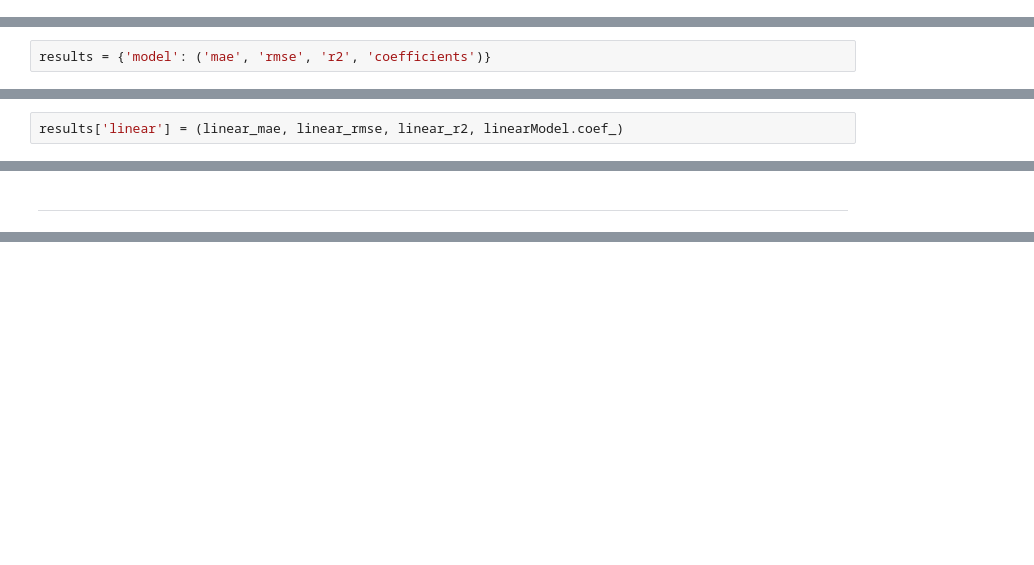
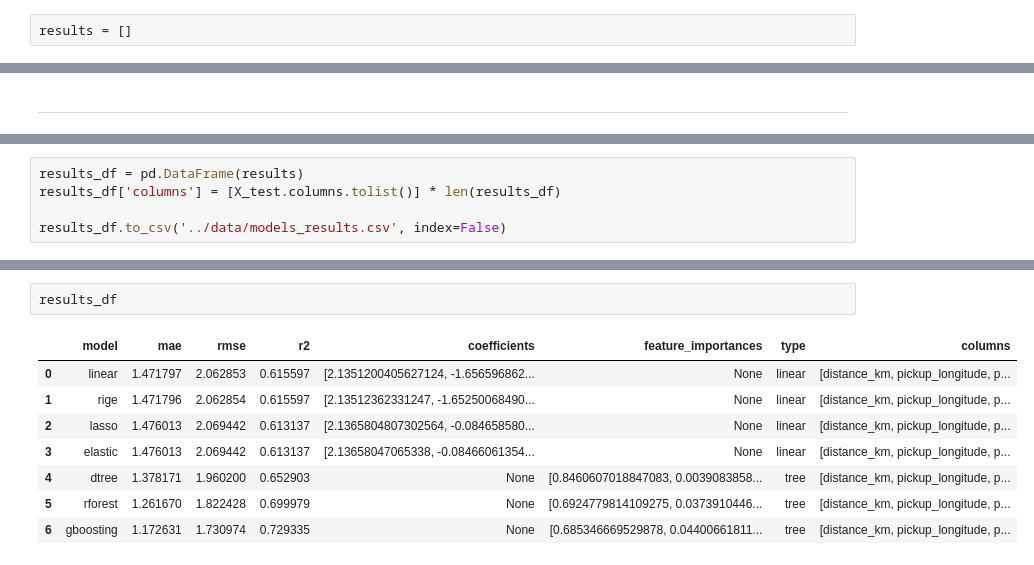
Before and after one commit to SafoanMiah/uber_models, a Jupyter notebook: notebooks/model_training.ipynb, the cells around one changed output, grey strips where cells are left out. Cells and saved outputs as stored; diff of their text form; blank space fills up the shorter version.

Commit message:
SQL DB implementation Notebook cleanup Model Analysis and Saving complete

```diff
--- a/notebooks/model_training.ipynb
+++ b/notebooks/model_training.ipynb
@@ -49,0 +63,2 @@ uber.head()
+# %%
+results = []
@@ -57,2 +99,0 @@ y = uber['fare_amount']                  #target variable
-# %%
-results = {'model': ('mae', 'rmse', 'r2', 'coefficients')}
@@ -118,4 +155,2 @@ R2: 0.6155968775648837
 
 $$R^2 = 1 - \frac{\sum_{i=1}^{n} (y_i - \hat{y}_i)^2}{\sum_{i=1}^{n} (y_i - \bar{y})^2}$$
-# %%
-results['linear'] = (linear_mae, linear_rmse, linear_r2, linearModel.coef_)
@@ -434,0 +433,5 @@ score_best_model('gboosting', gtree_best, X_train, y_train)
+# %%
+results_df = pd.DataFrame(results)
+results_df['columns'] = [X_test.columns.tolist()] * len(results_df)
+
+results_df.to_csv('../data/models_results.csv', index=False)
@@ -434,0 +486,11 @@ score_best_model('gboosting', gtree_best, X_train, y_train)
+# %%
+results_df
+# %% [output]
+|  | model | mae | rmse | r2 | coefficients | feature_importances | type | columns |
+| 0 | linear | 1.471797 | 2.062853 | 0.615597 | [2.1351200405627124, -1.656596862... | None | linear | [distance_km, pickup_longitude, p... |
+| 1 | rige | 1.471796 | 2.062854 | 0.615597 | [2.13512362331247, -1.65250068490... | None | linear | [distance_km, pickup_longitude, p... |
+| 2 | lasso | 1.476013 | 2.069442 | 0.613137 | [2.1365804807302564, -0.084658580... | None | linear | [distance_km, pickup_longitude, p... |
+| 3 | elastic | 1.476013 | 2.069442 | 0.613137 | [2.13658047065338, -0.08466061354... | None | linear | [distance_km, pickup_longitude, p... |
+| 4 | dtree | 1.378171 | 1.960200 | 0.652903 | None | [0.8460607018847083, 0.0039083858... | tree | [distance_km, pickup_longitude, p... |
+| 5 | rforest | 1.261670 | 1.822428 | 0.699979 | None | [0.6924779814109275, 0.0373910446... | tree | [distance_km, pickup_longitude, p... |
+| 6 | gboosting | 1.172631 | 1.730974 | 0.729335 | None | [0.685346669529878, 0.04400661811... | tree | [distance_km, pickup_longitude, p... |
```
Also changed, not shown: parts of 68 cells of this notebook, 9 other files.
